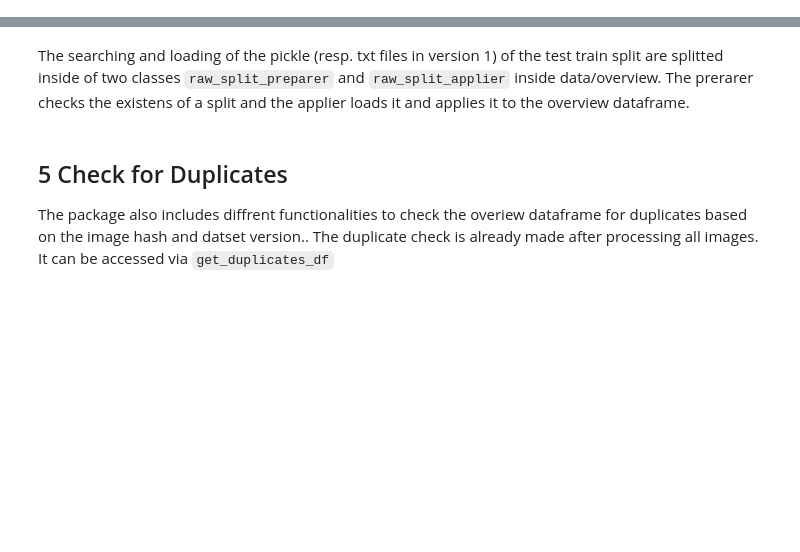
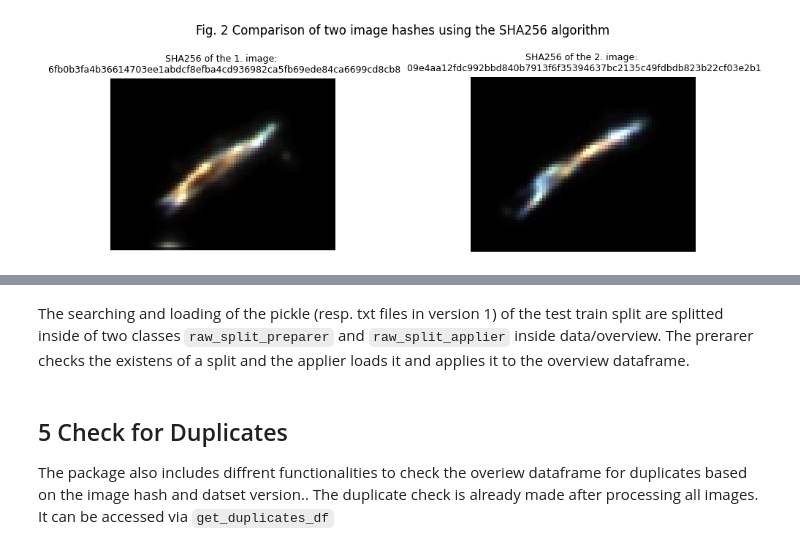
Before and after one commit to JuanFelipeRuiz/lit_ecology_classifier, a Jupyter notebook: notebooks/1_dataset_overview.ipynb, the cells around one changed output, grey strips where cells are left out. Saved outputs shown, nothing was run; the diff lists cells and outputs as text; code cells hidden in the pictures; blank space fills up the shorter version.

```diff
--- a/notebooks/1_dataset_overview.ipynb
+++ b/notebooks/1_dataset_overview.ipynb
@@ -381,0 +81,41 @@ Since the images of old ZooLake versions are reused inside the newer data set ve
+# %%
+import hashlib
+
+def hash_image(image_path: str) -> str:
+    """open the image and hash it by using the SHA256 algorithm"""
+    # Open the image file
+    with Image.open(image_path) as img:
+
+        # Read the binary data of the image! (without the metadata or file type)
+        img_data = img.tobytes()
+
+        # Calculate the SHA256 hash based on the binary data of the image
+        return hashlib.sha256(img_data).hexdigest()
+
+def plot_hash_with_image(image_paths: list[str]) -> plt:
+    """Plot the images with their calulated hashes"""
+    fig, axes = plt.subplots(1, 2, figsize=(10, 4))
+
+    for i, path in enumerate(image_paths):
+        ax = axes[i]
+
+        # open the image file
+        with Image.open(path) as img:
+            ax.imshow(img)
+            ax.axis('off')
+            ax.set_title(f"SHA256 of the {i+1}. image: \n {hash_image(path)}", size = 9)
+
+    plt.suptitle("Fig. 2 Comparison of two image hashes using the SHA256 algorithm", size = 12)
+
+    plt.subplots_adjust(left=0.1,
+                    bottom=0.1,
+                    right=0.9,
+                    top=0.9,
+                    wspace=0.6,
+                    hspace=0.4)
+    plt.show()
+
+
+plot_hash_with_image([img_path, img_path_2])
+# %% [output]
+[figure, added]
```
Also changed, not shown: parts of 51 cells of this notebook.
